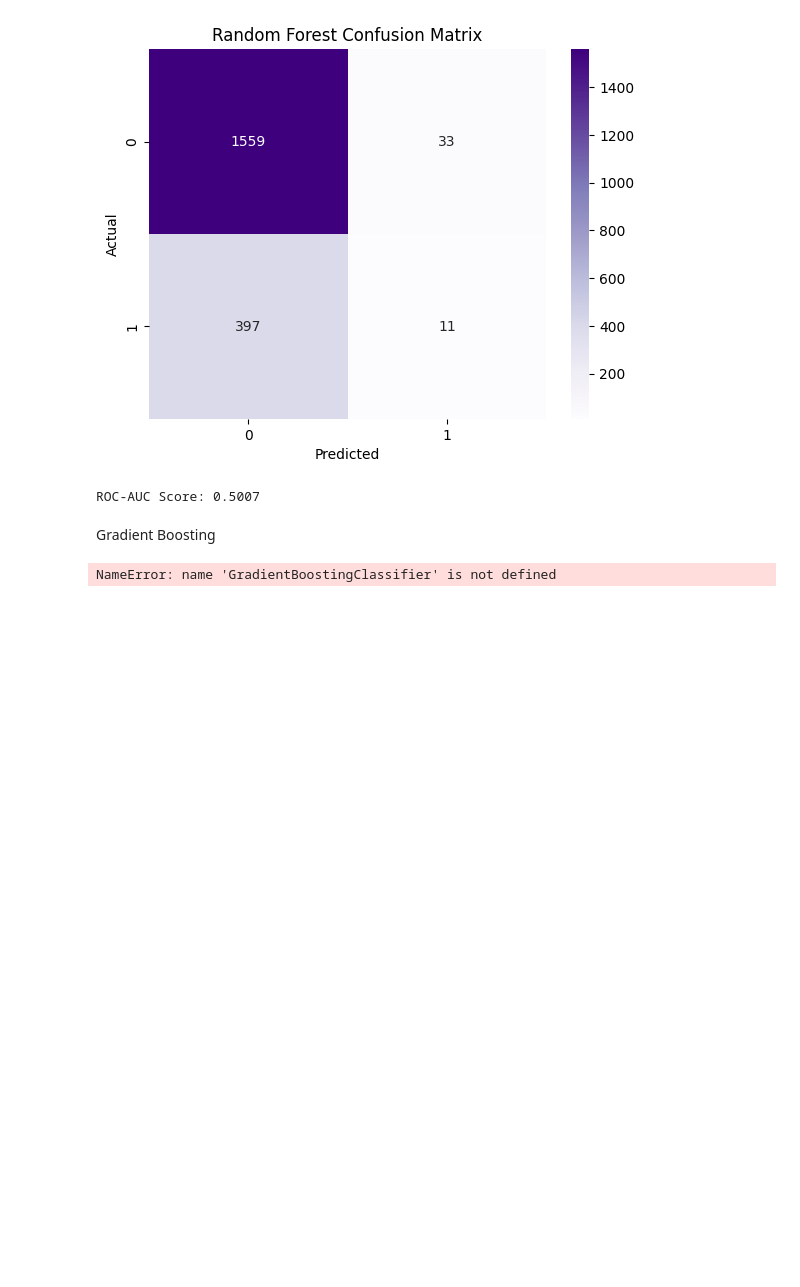
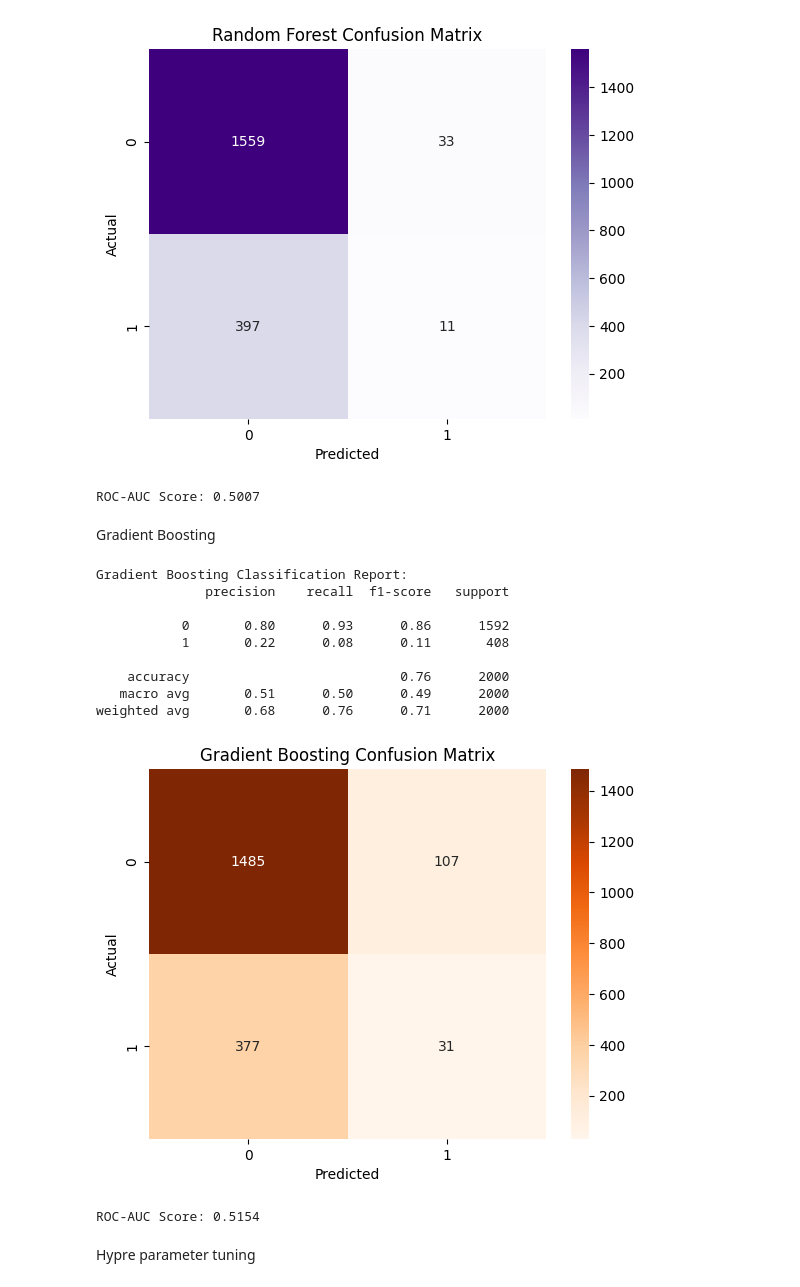
Before and after one commit to chamalka123/Heart-Attack-Prediction-Classifier, a Jupyter notebook: Heart_Attack_Prediction_Classifiers.ipynb, the cells around one changed output. Cells and saved outputs as stored; diff of their text form; code cells hidden in the pictures; blank space fills up the shorter version.

```diff
--- a/Heart_Attack_Prediction_Classifiers.ipynb
+++ b/Heart_Attack_Prediction_Classifiers.ipynb
@@ -591,9 +591,9 @@ Gradient Boosting
 # %%
 # Initialize and train the Gradient Boosting model
 gb_model = GradientBoostingClassifier(
-    n_estimators=200,      # number of boosting stages
-    learning_rate=0.1,     # smaller rate = slower but more accurate learning
-    max_depth=3,           # depth of individual trees
+    n_estimators=1000,      # number of boosting stages
+    learning_rate=0.2,     # smaller rate = slower but more accurate learning
+    max_depth=5,           # depth of individual trees
     random_state=42
 )
 gb_model.fit(X_train_res, y_train_res)
@@ -601,5 +601,33 @@ gb_model.fit(X_train_res, y_train_res)
 # Predict on test data
 y_pred_gb = gb_model.predict(X_test)
 y_pred_gb_prob = gb_model.predict_proba(X_test)[:, 1]
-# %% [output]
-NameError: name 'GradientBoostingClassifier' is not defined
+# %%
+# Evaluate performance
+print("Gradient Boosting Classification Report:")
+print(classification_report(y_test, y_pred_gb))
+
+# Confusion Matrix
+cm = confusion_matrix(y_test, y_pred_gb)
+sns.heatmap(cm, annot=True, fmt='d', cmap='Oranges')
+plt.title("Gradient Boosting Confusion Matrix")
+plt.xlabel("Predicted")
+plt.ylabel("Actual")
+plt.show()
+
+# ROC-AUC
+roc_auc_gb = roc_auc_score(y_test, y_pred_gb_prob)
+print(f"ROC-AUC Score: {roc_auc_gb:.4f}")
+# %% [output]
+Gradient Boosting Classification Report:
+              precision    recall  f1-score   support
+
+           0       0.80      0.93      0.86      1592
+           1       0.22      0.08      0.11       408
+
+    accuracy                           0.76      2000
+   macro avg       0.51      0.50      0.49      2000
+weighted avg       0.68      0.76      0.71      2000
+[figure, added]
+ROC-AUC Score: 0.5154
+# %% [markdown]
+Hypre parameter tuning
```
Also changed, not shown: parts of 5 cells of this notebook.
